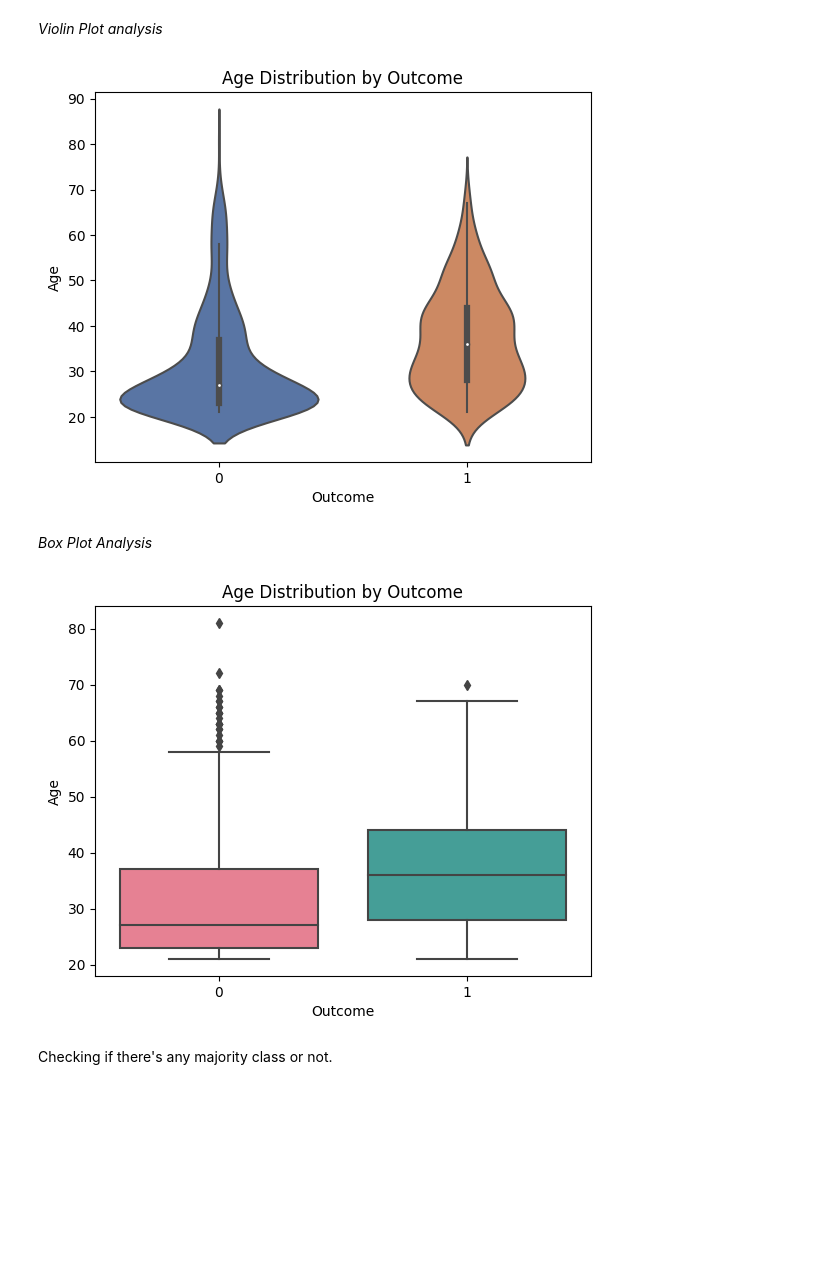
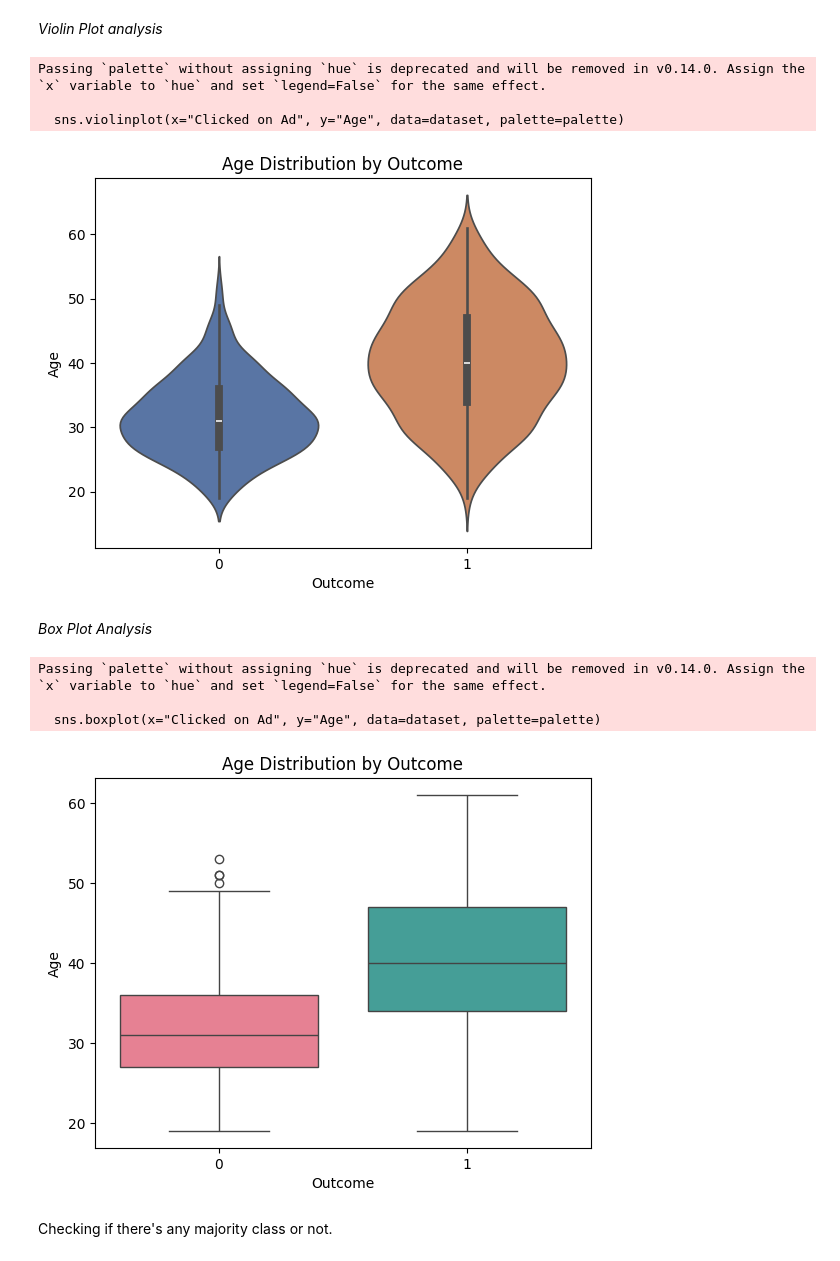
Before and after one commit to masud1901/AD-Click-Prediction-Detection, a Jupyter notebook: Ad_click_prediction.ipynb, the cells around one changed output. Saved outputs shown, nothing was run; the diff lists cells and outputs as text; code cells hidden in the pictures; blank space fills up the shorter version.

```diff
--- a/Ad_click_prediction.ipynb
+++ b/Ad_click_prediction.ipynb
@@ -34,0 +49,13 @@ dataset.shape
+# %%
+def clean_data(dataset):
+    # Drop column: 'Ad Topic Line'
+    dataset = dataset.drop(columns=["Ad Topic Line", "City"])
+    # Drop column: 'Country'
+    dataset = dataset.drop(columns=["Country"])
+    # Drop column: 'Timestamp'
+    dataset = dataset.drop(columns=["Timestamp"])
+    return dataset
+
+
+dataset = clean_data(dataset.copy())
+dataset.head()
@@ -97,7 +128,7 @@ plt.show()
 palette = sns.color_palette("deep",2)
 
 # Create the violin plot
-sns.violinplot(x='Outcome', y='Age', data=dataset, palette=palette)
+sns.violinplot(x="Clicked on Ad", y="Age", data=dataset, palette=palette)
 
 # Add a title
 plt.title('Age Distribution by Outcome')
@@ -108,26 +139,32 @@ plt.ylabel('Age')
 
 plt.show()
 # %% [output]
+Passing `palette` without assigning `hue` is deprecated and will be removed in v0.14.0. Assign the `x` variable to `hue` and set `legend=False` for the same effect.
+
+  sns.violinplot(x="Clicked on Ad", y="Age", data=dataset, palette=palette)
-[figure, old version]
+[figure, new version]
 # %% [markdown]
 *Box Plot Analysis*
 # %%
 # Define the color palette
 palette = sns.color_palette("husl", 2)
 
 # Create the box plot
-sns.boxplot(x='Outcome', y='Age', data=dataset, palette=palette)
+sns.boxplot(x="Clicked on Ad", y="Age", data=dataset, palette=palette)
 
 # Add a title
 plt.title('Age Distribution by Outcome')
 
 # Add labels for x and y axes
 plt.xlabel('Outcome')
 plt.ylabel('Age')
 
 plt.show()
 # %% [output]
+Passing `palette` without assigning `hue` is deprecated and will be removed in v0.14.0. Assign the `x` variable to `hue` and set `legend=False` for the same effect.
+
+  sns.boxplot(x="Clicked on Ad", y="Age", data=dataset, palette=palette)
-[figure, old version]
+[figure, new version]
 # %% [markdown]
 Checking if there's any majority class or not.
 # %%
```
Also changed, not shown: parts of 34 cells of this notebook, 1 other file.
